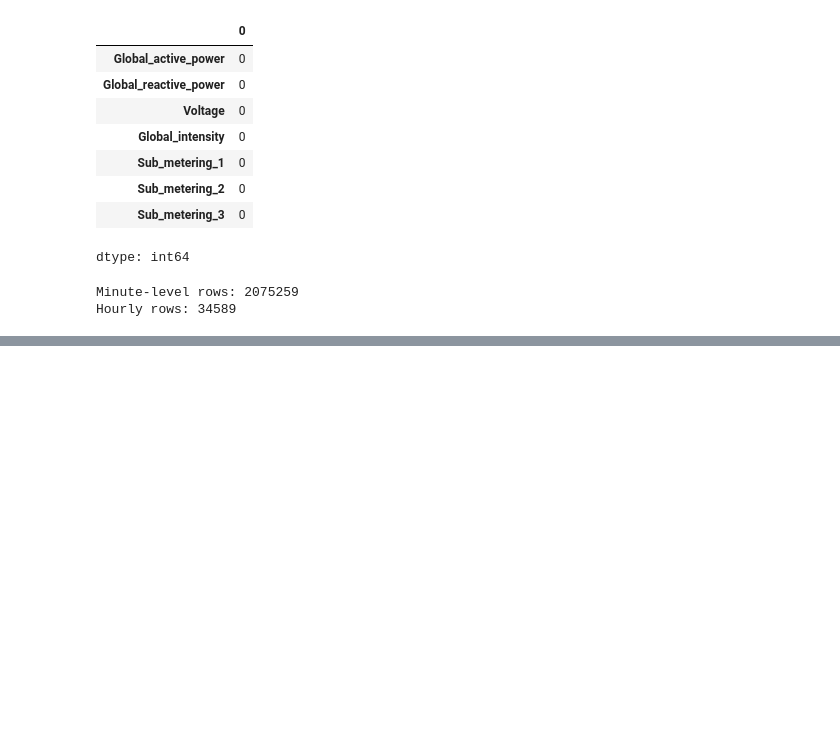
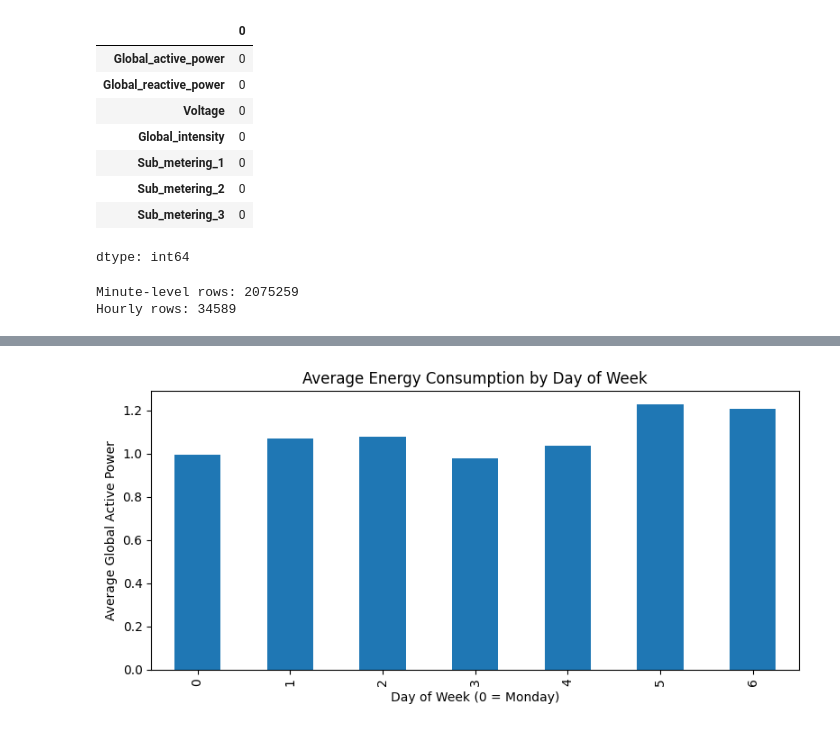
Before and after one commit to pinarrcindemirr/ML_Q1122408, a Jupyter notebook: ML_Q1122408.ipynb, the cells around one changed output, grey strips where cells are left out. Saved outputs shown, nothing was run; the diff lists cells and outputs as text; code cells hidden in the pictures; blank space fills up the shorter version.

```diff
--- a/ML_Q1122408.ipynb
+++ b/ML_Q1122408.ipynb
@@ -280,0 +274,12 @@ df_hourly.head()
+# %%
+dow_mean = df_hourly.groupby('day_of_week')['Global_active_power'].mean()
+
+plt.figure(figsize=(8,4))
+dow_mean.plot(kind='bar')
+plt.title('Average Energy Consumption by Day of Week')
+plt.xlabel('Day of Week (0 = Monday)')
+plt.ylabel('Average Global Active Power')
+plt.tight_layout()
+plt.show()
+# %% [output]
+[figure, added]
```
Also changed, not shown: parts of 17 cells of this notebook.
